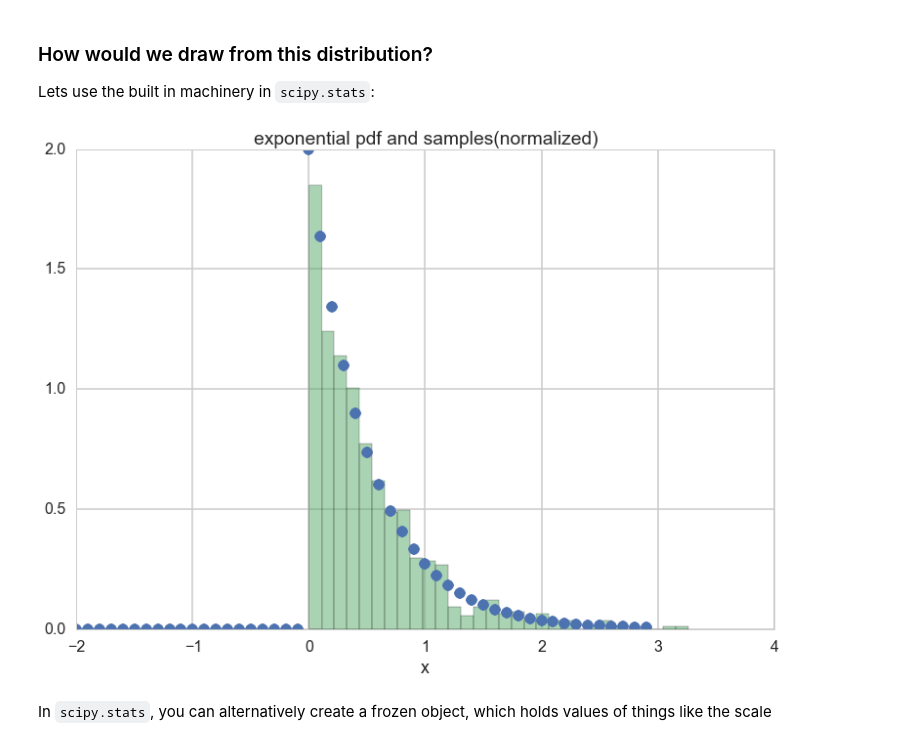
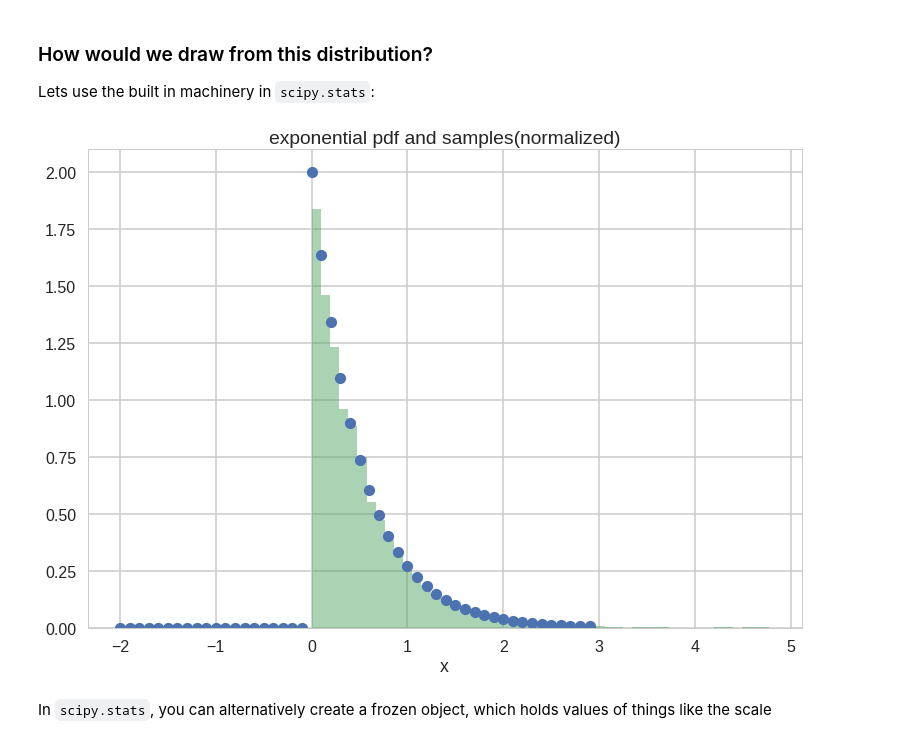
Before and after one commit to ShichengChen/cs109, a Jupyter notebook: 2015lab3-master/Lab3-Freq.ipynb, the cells around one changed output. Saved outputs shown, nothing was run; the diff lists cells and outputs as text; code cells hidden in the pictures.

```diff
--- a/2015lab3-master/Lab3-Freq.ipynb
+++ b/2015lab3-master/Lab3-Freq.ipynb
@@ -166,12 +165,13 @@ plt.title("Probability density function of an Exponential random variable;\
 Lets use the built in machinery in `scipy.stats`:
 # %%
 from scipy.stats import expon
+xpts=np.arange(-2,3,0.1)
 plt.plot(xpts,expon.pdf(xpts, scale=1./2.),'o')
-plt.hist(expon.rvs(size=1000, scale=1./2.), normed=True, alpha=0.5, bins=30);
+plt.hist(expon.rvs(size=10000, scale=1./2.), normed=True, alpha=0.5, bins=50);
 plt.xlabel("x")
 plt.title("exponential pdf and samples(normalized)");
 # %% [output]
-[figure, old version]
+[figure, new version]
 # %% [markdown]
 In `scipy.stats`, you can alternatively create a frozen object, which holds values of things like the scale
 # %%
```
Also changed, not shown: parts of 3 cells of this notebook.
